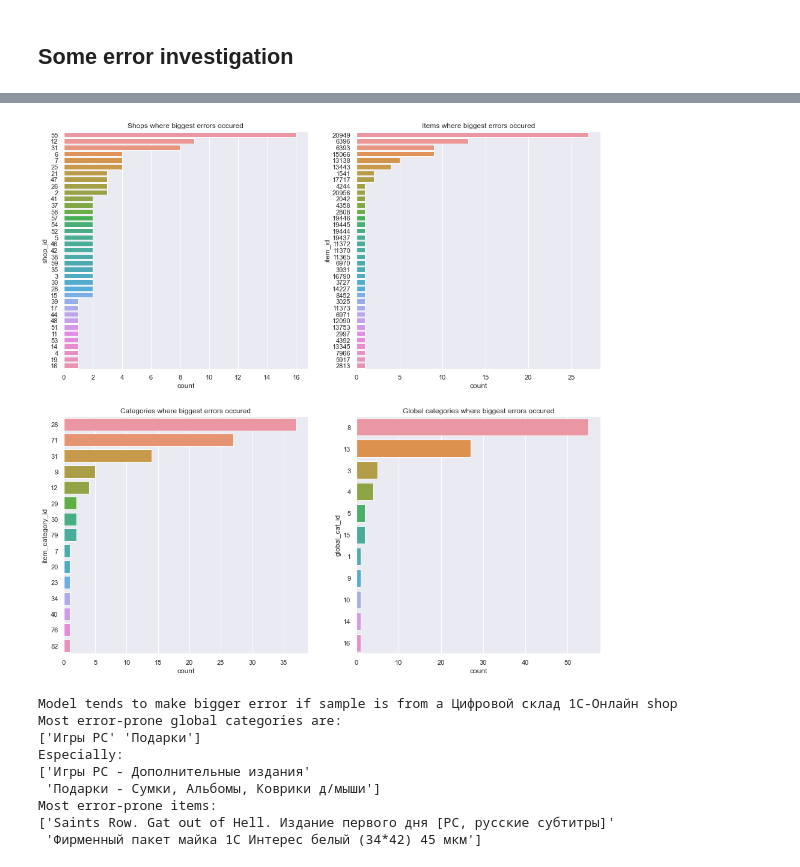
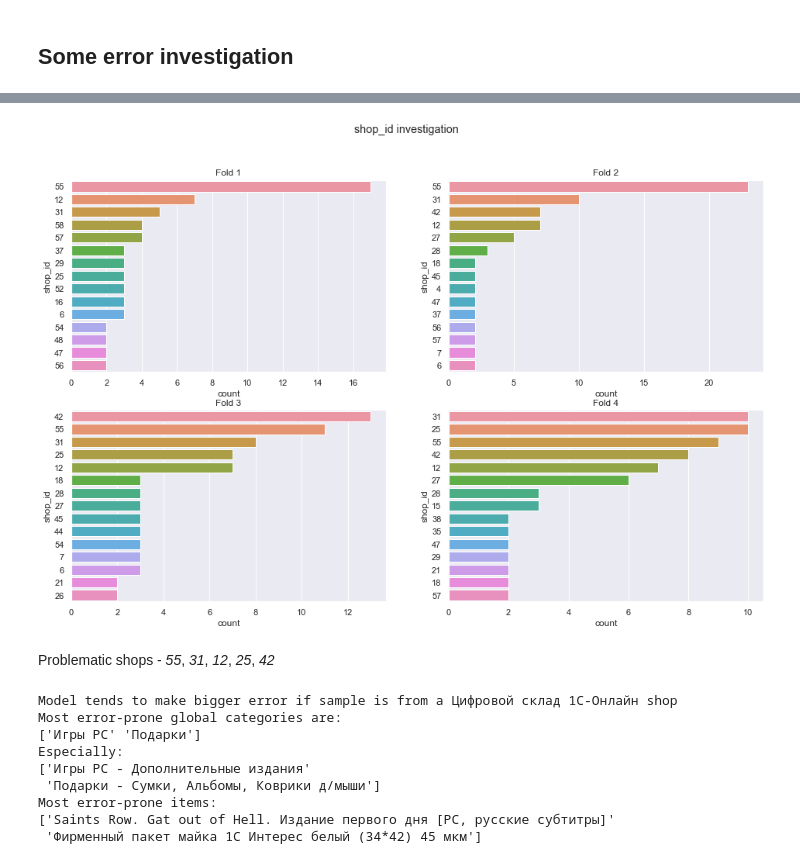
Before and after one commit to masha-mcr/DS_practice, a Jupyter notebook: future_sales_prediction/notebooks/2.1 Baseline modeling 1.ipynb, the cells around one changed output, grey strips where cells are left out. Cells and saved outputs as stored; diff of their text form; code cells hidden in the pictures.

```diff
--- a/future_sales_prediction/notebooks/2.1 Baseline modeling 1.ipynb
+++ b/future_sales_prediction/notebooks/2.1 Baseline modeling 1.ipynb
@@ -209,5 +227,2 @@ MSE = 81.85781062537195
 # %% [markdown]
 ## Some error investigation
-# %%
-val['pred'] = y_pred
-val['error'] = (val['item_cnt_month'] - val['pred'])**2
@@ -225,16 +229,23 @@ biggest_error.head()
+# %%
+for res in results:
+    val = res['val_x'].copy()
+    val['error'] = (res['val_y'] - res['y_pred'])**2 / val.shape[0]
+    biggest_errors = val.loc[val['error'].sort_values(ascending=False).index][:100]
+    res['biggest_errors'] = biggest_errors
 # %%
-sns.set(rc={'figure.figsize':(16,16)})
-fig, axs = plt.subplots(ncols=2, nrows=2)
-axs[0,0].set_title('Shops where biggest errors occured')
-sns.countplot(data=biggest_error, y='shop_id', ax=axs[0,0], order = biggest_error['shop_id'].value_counts().index)
-axs[0,1].set_title('Items where biggest errors occured')
-sns.countplot(data=biggest_error, y='item_id', ax=axs[0,1], order = biggest_error['item_id'].value_counts().index)
-axs[1,0].set_title('Categories where biggest errors occured')
-sns.countplot(data=biggest_error, y='item_category_id', ax=axs[1,0], order = biggest_error['item_category_id'].value_counts().index)
-axs[1,1].set_title('Global categories where biggest errors occured')
-sns.countplot(data=biggest_error, y='global_cat_id', ax=axs[1,1], order = biggest_error['global_cat_id'].value_counts().index);
+def investigate_errors(res, col):
+    sns.set(rc={'figure.figsize':(16,10)})
+    fig, axes = plt.subplots(ncols=2, nrows=2)
+    for i, ax in enumerate(axes.flatten()):
+        ax.set_title(f'Fold {i+1}')
+        sns.countplot(data=res[i]['biggest_errors'], y=col, ax=ax, order = res[i]['biggest_errors'][col].value_counts().iloc[:15].index)
+    plt.suptitle(f'{col} investigation');
-# %% [output]
-[figure, removed]
+# %%
+investigate_errors(results, 'shop_id')
+# %% [output]
+[figure, added]
+# %% [markdown]
+Problematic shops - *55*, *31*, *12*, *25*, *42*
 # %%
 print(f'Model tends to make bigger error if sample is from a {shops.loc[55].shop_name} shop')
 print('Most error-prone global categories are:')
```
Also changed, not shown: parts of 16 cells of this notebook, 1 other file.
